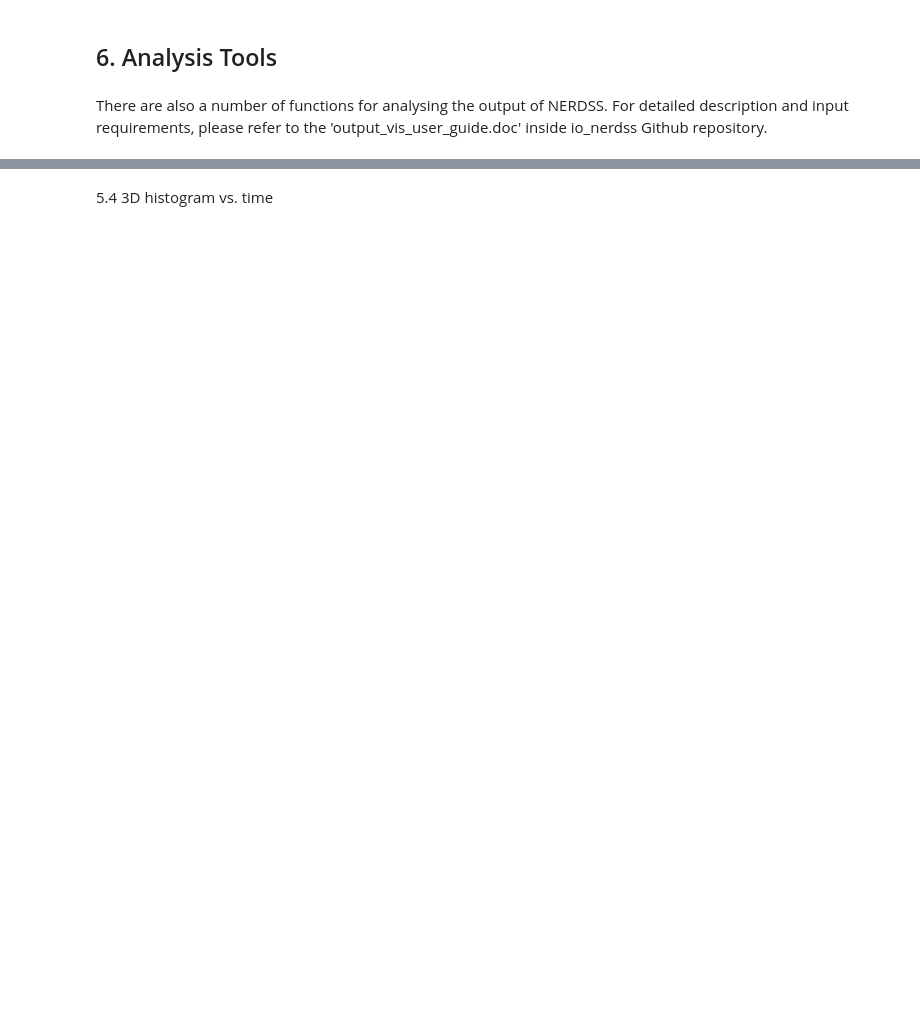
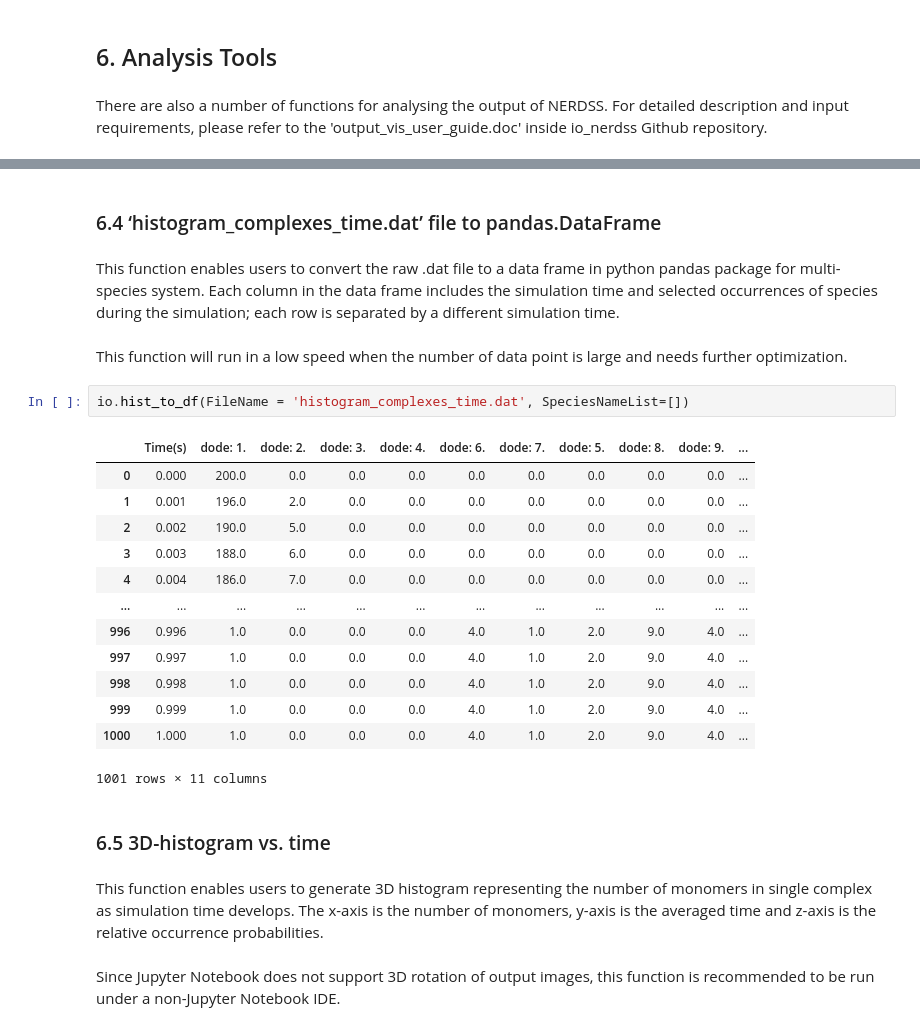
Before and after one commit to jonathanfischer97/ionerdss, a Jupyter notebook: Tutorial/NERDSSioTutorial.ipynb, the cells around one changed output, grey strips where cells are left out. Cells and saved outputs as stored; diff of their text form; blank space fills up the shorter version.

```diff
--- a/Tutorial/NERDSSioTutorial.ipynb
+++ b/Tutorial/NERDSSioTutorial.ipynb
@@ -85,6 +101,32 @@ End time(s):  1.0
 Exclude Number:  0
 [figure]
 0
+# %% [markdown]
+### 6.4 ‘histogram_complexes_time.dat’ file to pandas.DataFrame
+# %% [markdown]
+This function enables users to convert the raw .dat file to a data frame in python pandas package for multi-species system. Each column in the data frame includes the simulation time and selected occurrences of species during the simulation; each row is separated by a different simulation time.
+# %% [markdown]
+This function will run in a low speed when the number of data point is large and needs further optimization.
+# %%
+io.hist_to_df(FileName = 'histogram_complexes_time.dat', SpeciesNameList=[])
+# %% [output]
+|  | Time(s) | dode: 1. | dode: 2. | dode: 3. | dode: 4. | dode: 6. | dode: 7. | dode: 5. | dode: 8. | dode: 9. | ... |
+| 0 | 0.000 | 200.0 | 0.0 | 0.0 | 0.0 | 0.0 | 0.0 | 0.0 | 0.0 | 0.0 | ... |
+| 1 | 0.001 | 196.0 | 2.0 | 0.0 | 0.0 | 0.0 | 0.0 | 0.0 | 0.0 | 0.0 | ... |
+| 2 | 0.002 | 190.0 | 5.0 | 0.0 | 0.0 | 0.0 | 0.0 | 0.0 | 0.0 | 0.0 | ... |
+| 3 | 0.003 | 188.0 | 6.0 | 0.0 | 0.0 | 0.0 | 0.0 | 0.0 | 0.0 | 0.0 | ... |
+| 4 | 0.004 | 186.0 | 7.0 | 0.0 | 0.0 | 0.0 | 0.0 | 0.0 | 0.0 | 0.0 | ... |
+| ... | ... | ... | ... | ... | ... | ... | ... | ... | ... | ... | ... |
+| 996 | 0.996 | 1.0 | 0.0 | 0.0 | 0.0 | 4.0 | 1.0 | 2.0 | 9.0 | 4.0 | ... |
+| 997 | 0.997 | 1.0 | 0.0 | 0.0 | 0.0 | 4.0 | 1.0 | 2.0 | 9.0 | 4.0 | ... |
+| 998 | 0.998 | 1.0 | 0.0 | 0.0 | 0.0 | 4.0 | 1.0 | 2.0 | 9.0 | 4.0 | ... |
+| 999 | 0.999 | 1.0 | 0.0 | 0.0 | 0.0 | 4.0 | 1.0 | 2.0 | 9.0 | 4.0 | ... |
+| 1000 | 1.000 | 1.0 | 0.0 | 0.0 | 0.0 | 4.0 | 1.0 | 2.0 | 9.0 | 4.0 | ... |
+1001 rows × 11 columns
 # %% [markdown]
-5.4 3D histogram vs. time
+### 6.5 3D-histogram vs. time
+# %% [markdown]
+This function enables users to generate 3D histogram representing the number of monomers in single complex as simulation time develops. The x-axis is the number of monomers, y-axis is the averaged time and z-axis is the relative occurrence probabilities.
+# %% [markdown]
+Since Jupyter Notebook does not support 3D rotation of output images, this function is recommended to be run under a non-Jupyter Notebook IDE.
 # %%
```
Also changed, not shown: parts of 36 cells of this notebook, 26 other files.
